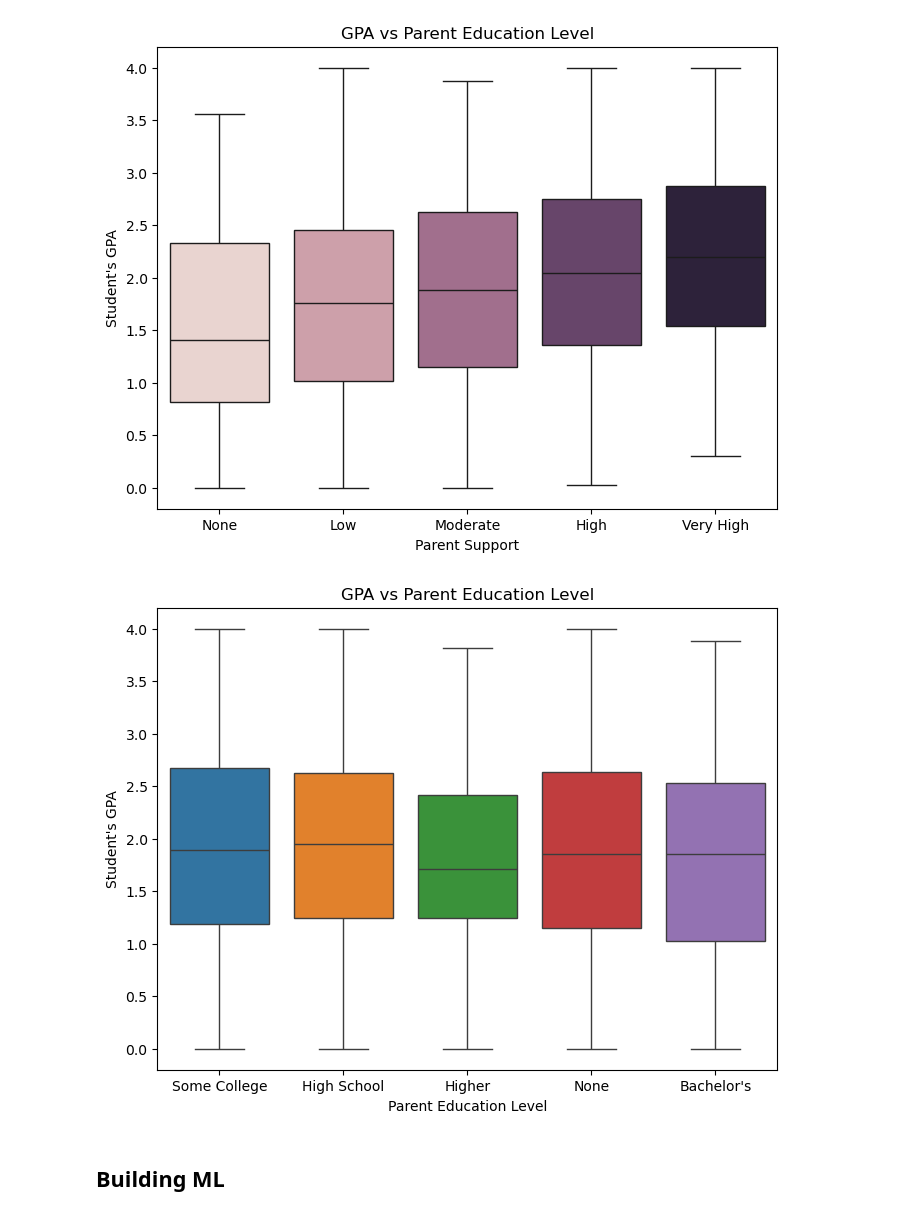
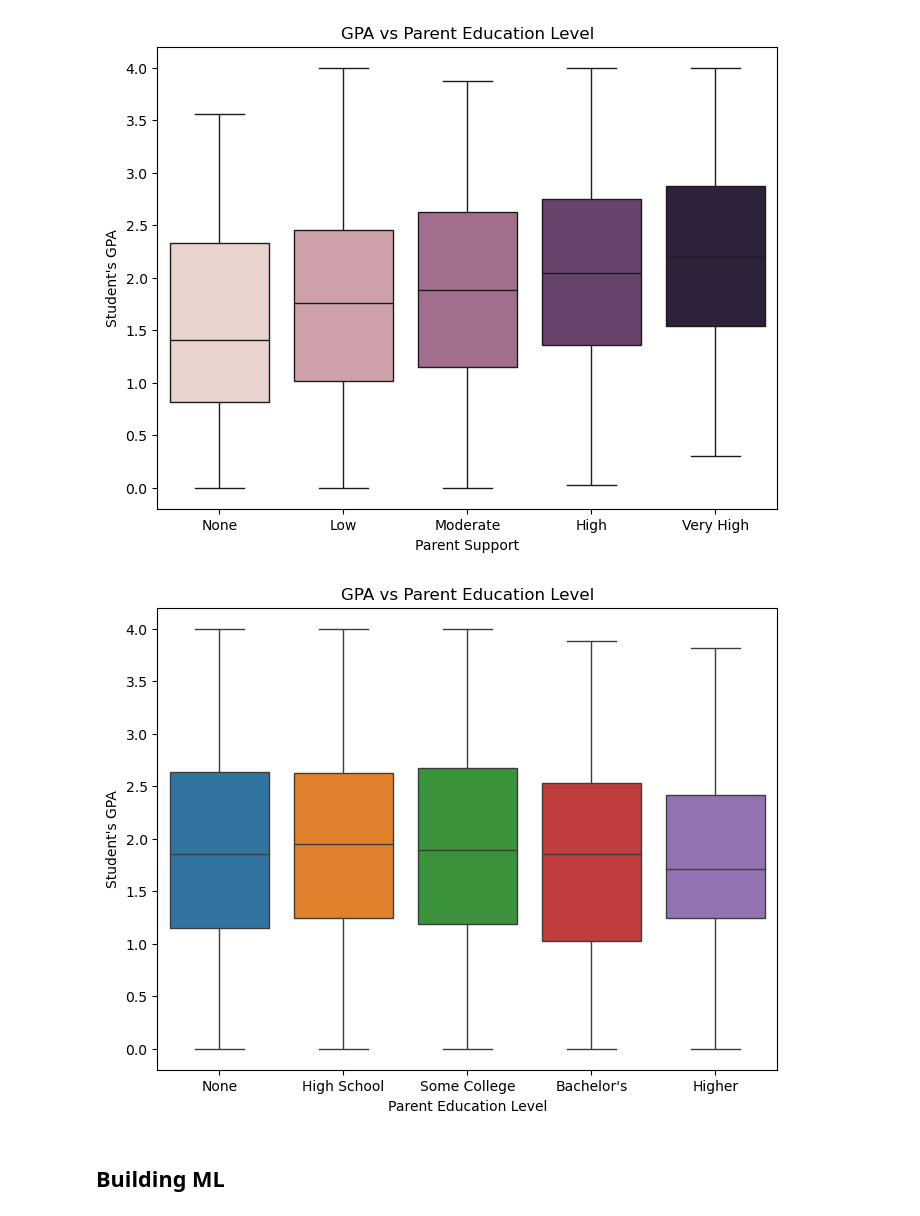
Before and after one commit to tegmad/StudentsPerfomancePrediction_14P, a Jupyter notebook: PM_Students_Perfomance_Prediction.ipynb, the cells around one changed output. Cells and saved outputs as stored; diff of their text form; code cells hidden in the pictures.

```diff
--- a/PM_Students_Perfomance_Prediction.ipynb
+++ b/PM_Students_Perfomance_Prediction.ipynb
@@ -441,16 +441,19 @@ plt.show()
 # %% [output]
 [figure]
 # %%
+boxplot_task['ParentalEducation name'] = boxplot_task['ParentalEducation'].map({0:'None',1:'High School',2:'Some College',3:"Bachelor's",4:'Higher'})
+boxplot_task = boxplot_task.sort_values(by='ParentalEducation')
+
 plt.figure(figsize=(8,6))
 
 sns.boxplot(x='ParentalEducation name',y='GPA',data=boxplot_task,hue='ParentalEducation name')
 
 
 plt.title('GPA vs Parent Education Level')
 plt.xlabel('Parent Education Level')
 plt.ylabel("Student's GPA")
 plt.show()
 # %% [output]
-[figure, old version]
+[figure, new version]
 # %% [markdown]
 ## Building ML
```
Also changed, not shown: parts of 38 cells of this notebook.
